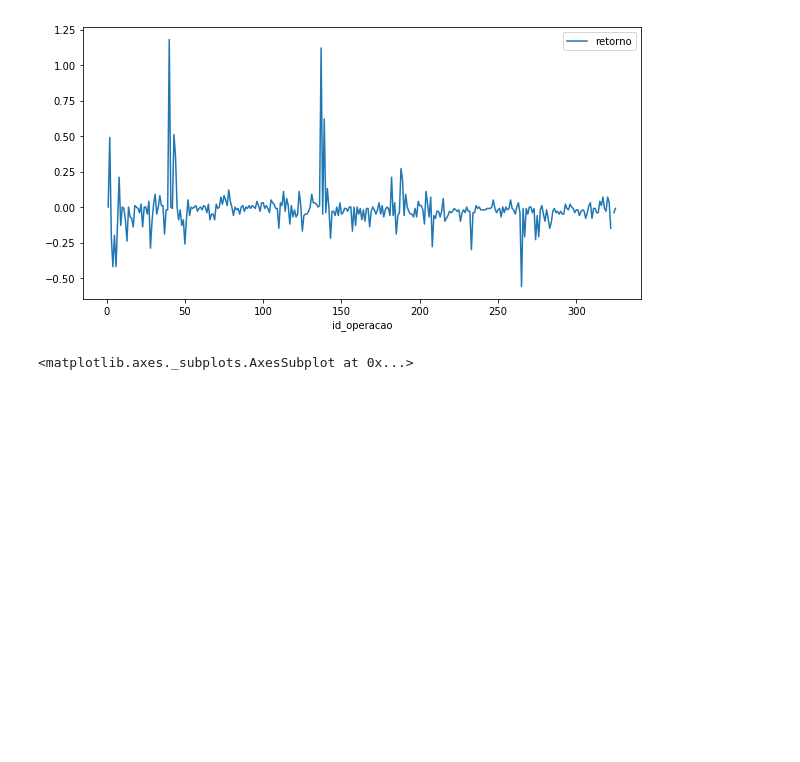
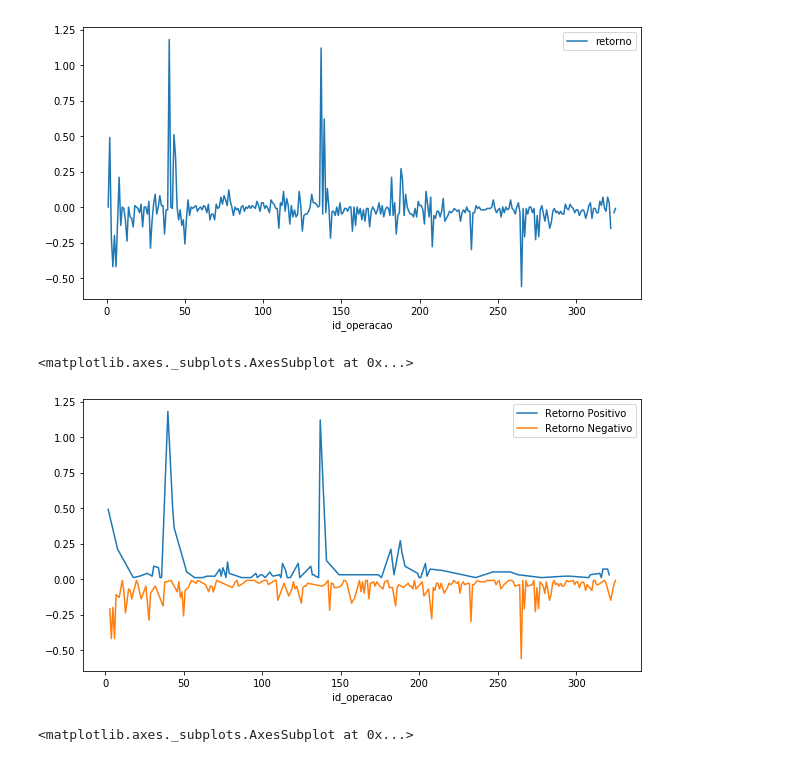
Before and after one commit to nikolasmagno/btc-alt, a Jupyter notebook: BackTest.ipynb, the cells around one changed output. Saved outputs shown, nothing was run; the diff lists cells and outputs as text; code cells hidden in the pictures; blank space fills up the shorter version.

```diff
--- a/BackTest.ipynb
+++ b/BackTest.ipynb
@@ -416,6 +416,16 @@ resultado_operacoes[resultado_operacoes.type == 'buy'].plot(y='retorno',x='id_op
 <matplotlib.axes._subplots.AxesSubplot at 0x...>
 <Figure size 432x288 with 0 Axes>
 [figure]
+# %%
+fig, ax = plt.subplots(figsize=(10,5))
+op_ganho = resultado_operacoes[(resultado_operacoes.type == 'buy') & (resultado_operacoes.retorno > 0)]
+op_perda = resultado_operacoes[(resultado_operacoes.type == 'buy') & (resultado_operacoes.retorno < 0)]
+
+op_ganho.plot(y='retorno',x='id_operacao', label= 'Retorno Positivo', figsize=(10,5), ax= ax)
+op_perda.plot(y='retorno',x='id_operacao', label= 'Retorno Negativo',figsize=(10,5), ax= ax)
+# %% [output]
+<matplotlib.axes._subplots.AxesSubplot at 0x...>
+[figure, added]
 # %%
 resultado_operacoes[resultado_operacoes.type == 'buy'].retorno.hist(figsize=(10,5))
 # %% [output]
```
Also changed, not shown: parts of 1 cell of this notebook.
